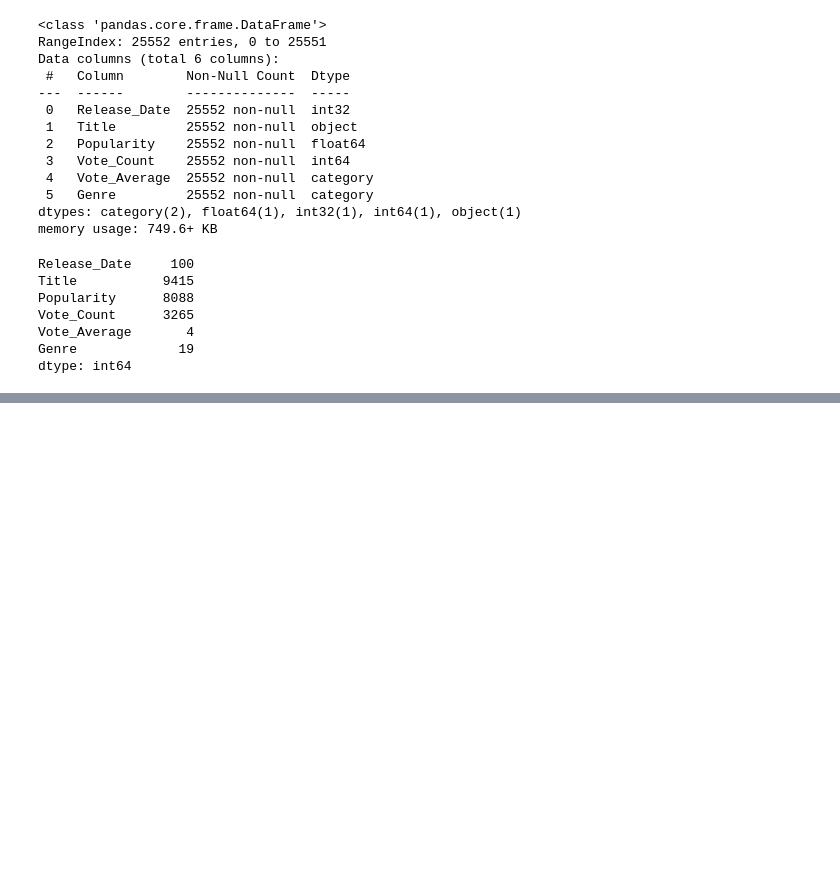
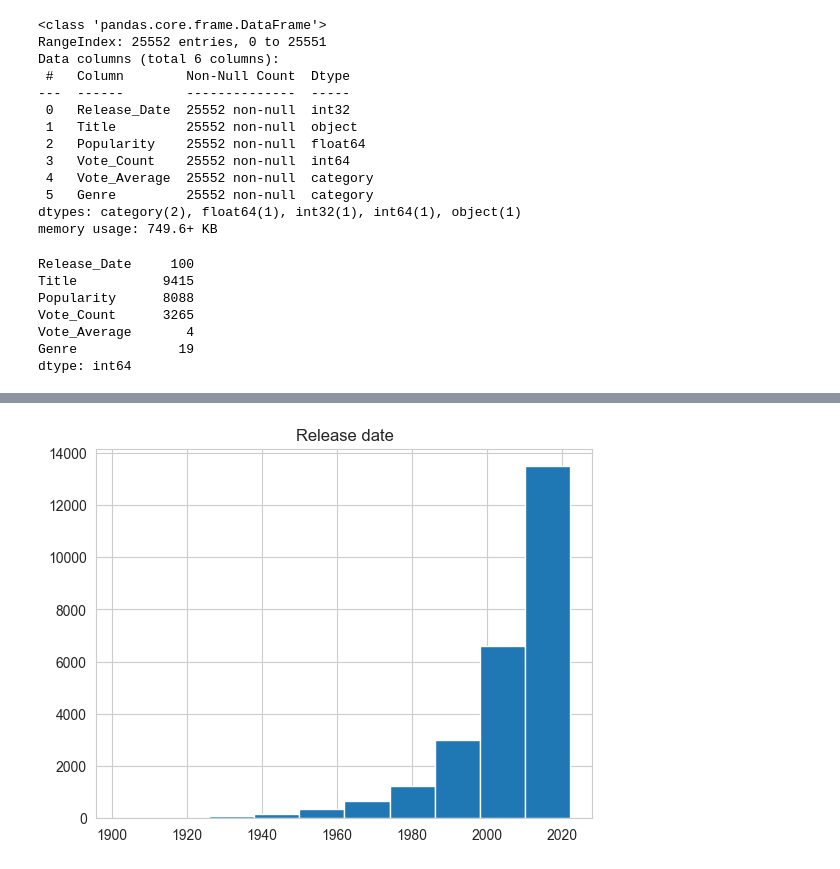
Before and after one commit to Aksh-Agrawal/netfilx_visualization, a Jupyter notebook: project.ipynb, the cells around one changed output, grey strips where cells are left out. Saved outputs shown, nothing was run; the diff lists cells and outputs as text; code cells hidden in the pictures; blank space fills up the shorter version.

```diff
--- a/project.ipynb
+++ b/project.ipynb
@@ -211,0 +264,6 @@ dtype: int64
+# %%
+df['Release_Date'].hist()
+plt.title('Release date')
+plt.show()
+# %% [output]
+[figure, added]
```
Also changed, not shown: parts of 6 cells of this notebook.
